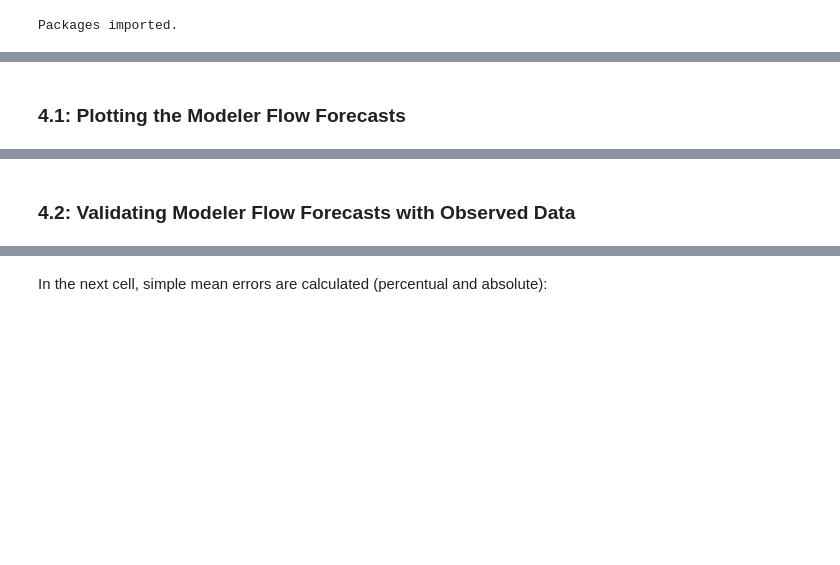
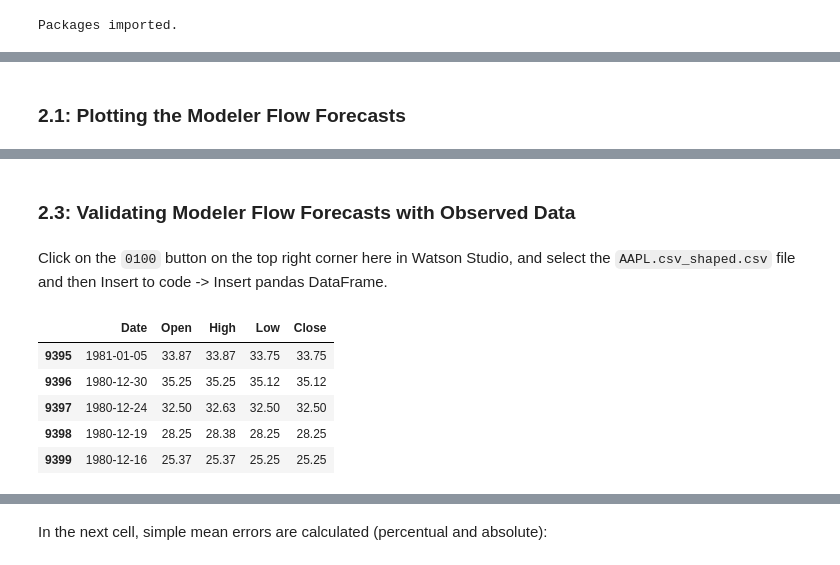
Before and after one commit to IBM/watson-stock-market-predictor, a Jupyter notebook: notebooks/using-watson-machine-learning.ipynb, the cells around one changed output, grey strips where cells are left out. Cells and saved outputs as stored; diff of their text form; code cells hidden in the pictures; blank space fills up the shorter version.

```diff
--- a/notebooks/using-watson-machine-learning.ipynb
+++ b/notebooks/using-watson-machine-learning.ipynb
@@ -309,7 +182,7 @@ output_notebook()
 Loading BokehJS ...
 [interactive output not drawn]
 # %% [markdown]
-### 4.1: Plotting the Modeler Flow Forecasts
+### 2.1: Plotting the Modeler Flow Forecasts
 # %%
 # Figure
 p = figure(plot_width=1200, plot_height=550, title='Historic and Predicted Stock Value Data', x_axis_type="datetime")
@@ -339,4 +212,36 @@ show(p)
 [interactive output not drawn]
 [interactive output not drawn]
 # %% [markdown]
-### 4.2: Validating Modeler Flow Forecasts with Observed Data
+### 2.3: Validating Modeler Flow Forecasts with Observed Data
+# %% [markdown]
+Click on the `0100` button on the top right corner here in Watson Studio, and select the `AAPL.csv_shaped.csv` file and then Insert to code -> Insert pandas DataFrame.
+# %%
+import types
+import pandas as pd
+from botocore.client import Config
+import ibm_boto3
+
+def __iter__(self): return 0
+
+# @hidden_cell
+# The following code accesses a file in your IBM Cloud Object Storage. It includes your credentials.
+# You might want to remove those credentials before you share the notebook.
+client_a4bf3cc686cc4ca6a966bdc9f46ae2b8 = ibm_boto3.client(service_name='s3',
+    ibm_api_key_id='FgBUyGAWCMntsRuRqPvme8kHGRDJEnnx5W_yfnEohzFC',
+    ibm_auth_endpoint="https://iam.ng.bluemix.net/oidc/token",
+    config=Config(signature_version='oauth'),
+    endpoint_url='https://s3-api.us-geo.objectstorage.service.networklayer.com')
+
+body = client_a4bf3cc686cc4ca6a966bdc9f46ae2b8.get_object(Bucket='watsonstockmarketpredictor-donotdelete-pr-gfd7hukq2auktz',Key='data_asset/AAPL.csv_shaped_531cec44.csv')['Body']
+# add missing __iter__ method, so pandas accepts body as file-like object
+if not hasattr(body, "__iter__"): body.__iter__ = types.MethodType( __iter__, body )
+
+df_data_1 = pd.read_csv(body)
+df_data_1.tail()
+# %% [output]
+|  | Date | Open | High | Low | Close |
+| 9395 | 1981-01-05 | 33.87 | 33.87 | 33.75 | 33.75 |
+| 9396 | 1980-12-30 | 35.25 | 35.25 | 35.12 | 35.12 |
+| 9397 | 1980-12-24 | 32.50 | 32.63 | 32.50 | 32.50 |
+| 9398 | 1980-12-19 | 28.25 | 28.38 | 28.25 | 28.25 |
+| 9399 | 1980-12-16 | 25.37 | 25.37 | 25.25 | 25.25 |
```
Also changed, not shown: parts of 58 cells of this notebook, 58 other files.
